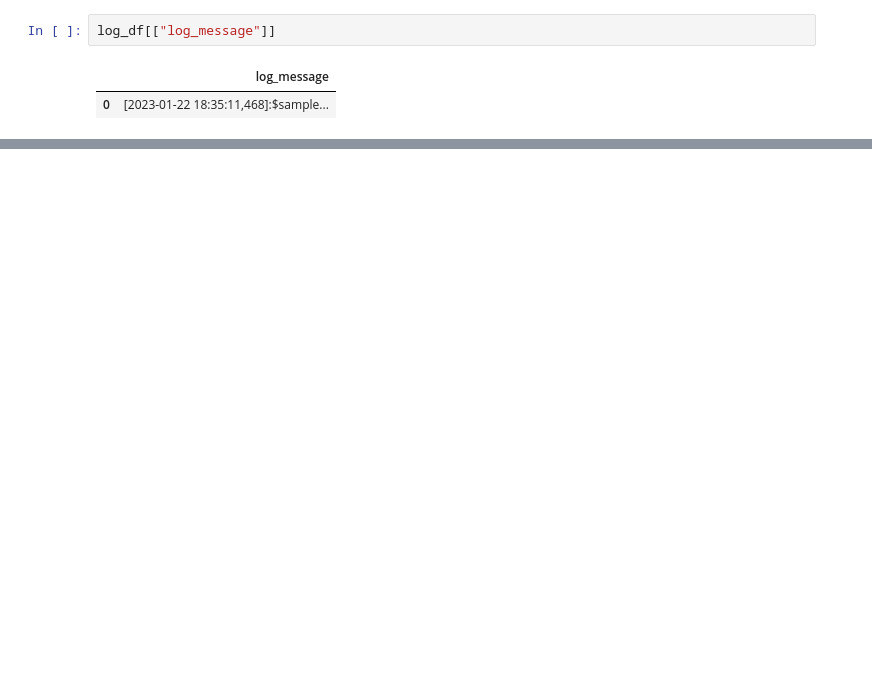
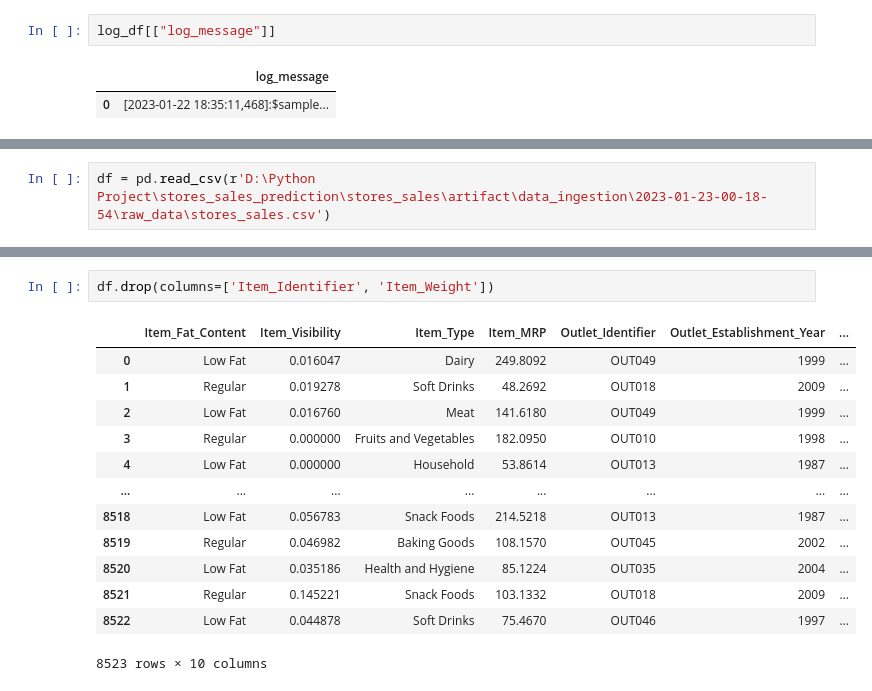
Before and after one commit to sumitbharti93/stores_sales_prediction, a Jupyter notebook: Notebook/exercise1.ipynb, the cells around one changed output, grey strips where cells are left out. Cells and saved outputs as stored; diff of their text form; blank space fills up the shorter version.

Commit message:
data transformation step complted

```diff
--- a/Notebook/exercise1.ipynb
+++ b/Notebook/exercise1.ipynb
@@ -259,0 +289,2 @@ log_df[["log_message"]]
+# %%
+df = pd.read_csv(r'D:\Python Project\stores_sales_prediction\stores_sales\artifact\data_ingestion\2023-01-23-00-18-54\raw_data\stores_sales.csv')
@@ -259,0 +300,16 @@ log_df[["log_message"]]
+# %%
+df.drop(columns=['Item_Identifier', 'Item_Weight'])
+# %% [output]
+|  | Item_Fat_Content | Item_Visibility | Item_Type | Item_MRP | Outlet_Identifier | Outlet_Establishment_Year | ... |
+| 0 | Low Fat | 0.016047 | Dairy | 249.8092 | OUT049 | 1999 | ... |
+| 1 | Regular | 0.019278 | Soft Drinks | 48.2692 | OUT018 | 2009 | ... |
+| 2 | Low Fat | 0.016760 | Meat | 141.6180 | OUT049 | 1999 | ... |
+| 3 | Regular | 0.000000 | Fruits and Vegetables | 182.0950 | OUT010 | 1998 | ... |
+| 4 | Low Fat | 0.000000 | Household | 53.8614 | OUT013 | 1987 | ... |
+| ... | ... | ... | ... | ... | ... | ... | ... |
+| 8518 | Low Fat | 0.056783 | Snack Foods | 214.5218 | OUT013 | 1987 | ... |
+| 8519 | Regular | 0.046982 | Baking Goods | 108.1570 | OUT045 | 2002 | ... |
+| 8520 | Low Fat | 0.035186 | Health and Hygiene | 85.1224 | OUT035 | 2004 | ... |
+| 8521 | Regular | 0.145221 | Snack Foods | 103.1332 | OUT018 | 2009 | ... |
+| 8522 | Low Fat | 0.044878 | Soft Drinks | 75.4670 | OUT046 | 1997 | ... |
+8523 rows × 10 columns
```
Also changed, not shown: parts of 10 cells of this notebook, 3 other files.
